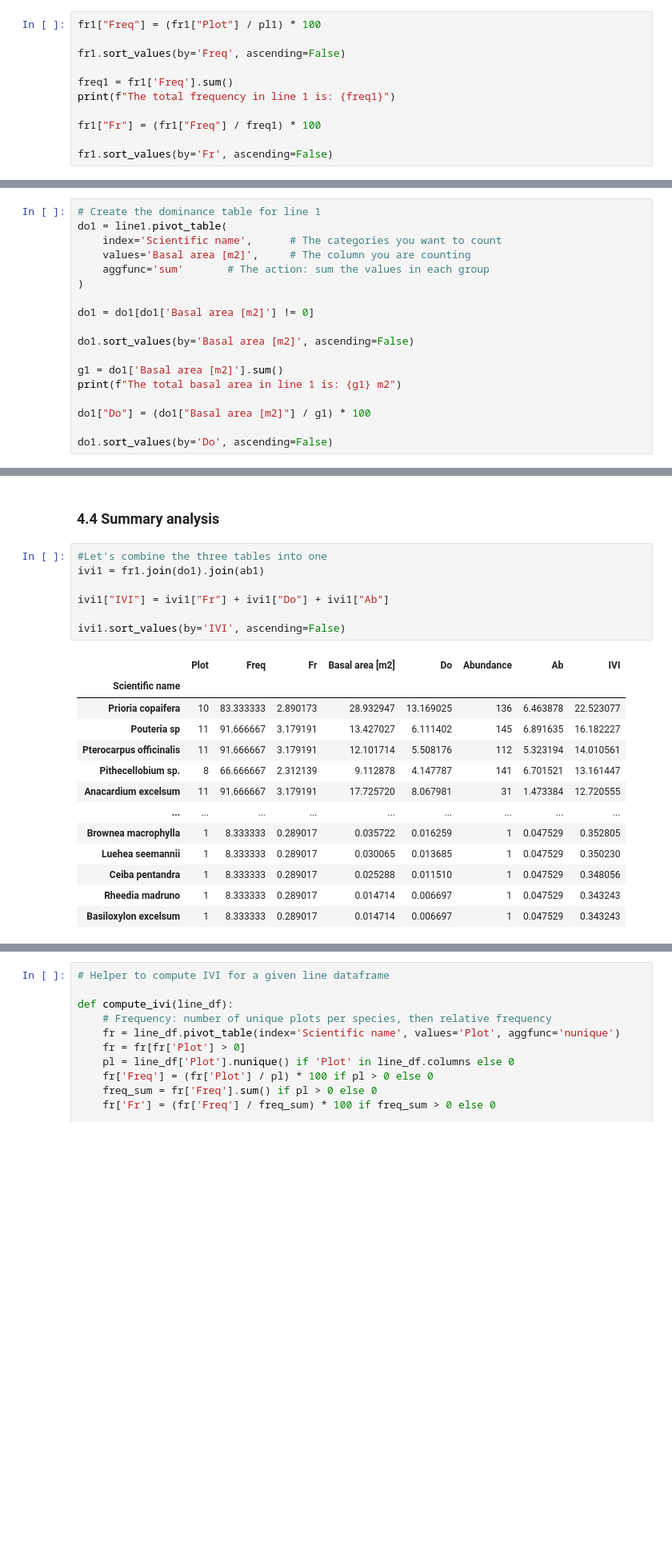
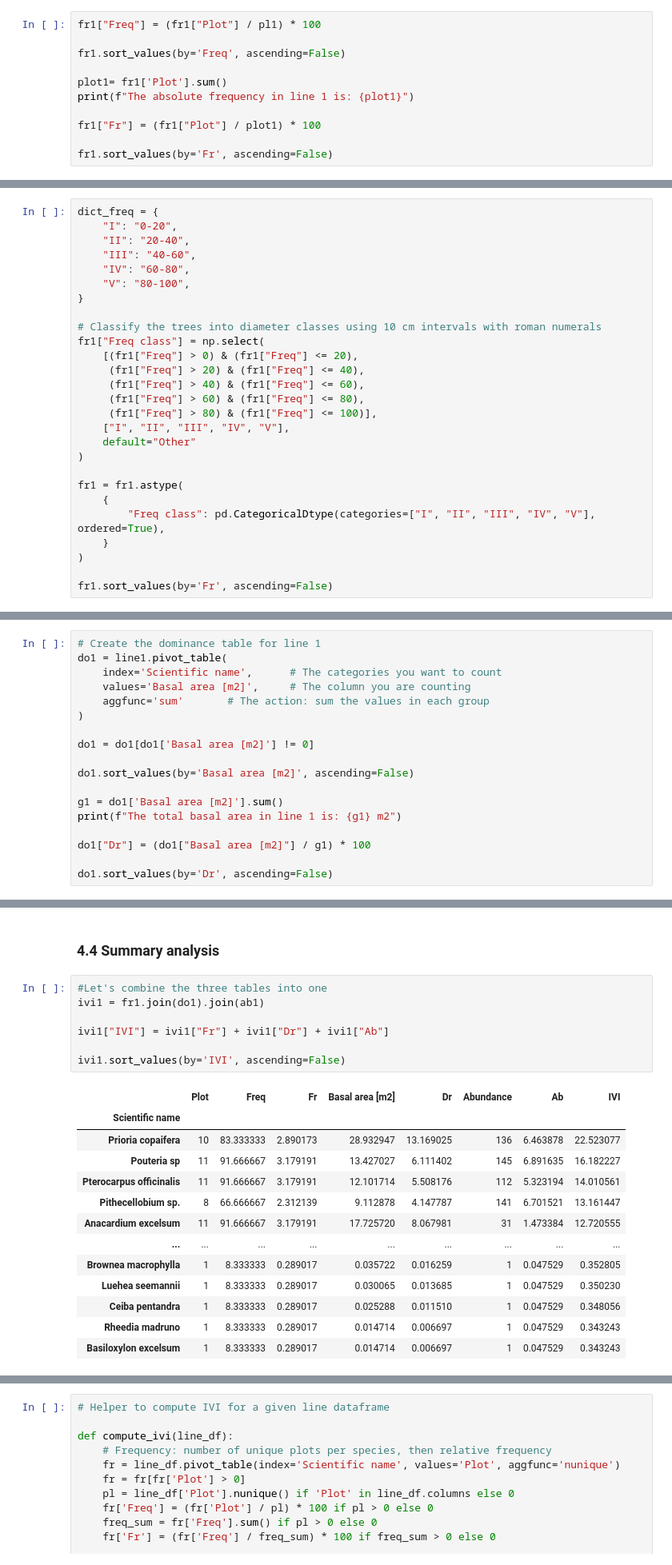
Before and after one commit to miguelif92/IVI-ForstEcol, a Jupyter notebook: notebook/1_ivi.ipynb, the cells around one changed output, grey strips where cells are left out. Shown at 80% size. Drawn from its saved outputs; the diff is of its cells as text; blank space fills up the shorter version.

Commit message:
Update IVI notebooks and include Raunkiaer frequency analysis

```diff
--- a/notebook/1_ivi.ipynb
+++ b/notebook/1_ivi.ipynb
@@ -65,10 +87,10 @@ fr1["Freq"] = (fr1["Plot"] / pl1) * 100
 
 fr1.sort_values(by='Freq', ascending=False)
 
-freq1 = fr1['Freq'].sum()
-print(f"The total frequency in line 1 is: {freq1}")
+plot1= fr1['Plot'].sum()
+print(f"The absolute frequency in line 1 is: {plot1}")
 
-fr1["Fr"] = (fr1["Freq"] / freq1) * 100
+fr1["Fr"] = (fr1["Plot"] / plot1) * 100
 
 fr1.sort_values(by='Fr', ascending=False)
 # %% [output]
@@ -89,0 +122,27 @@ The total frequency in line 1 is: 2883.333333333333
+# %%
+dict_freq = {
+    "I": "0-20",
+    "II": "20-40",
+    "III": "40-60",
+    "IV": "60-80",
+    "V": "80-100",
+}
+
+# Classify the trees into diameter classes using 10 cm intervals with roman numerals
+fr1["Freq class"] = np.select(
+    [(fr1["Freq"] > 0) & (fr1["Freq"] <= 20),
+     (fr1["Freq"] > 20) & (fr1["Freq"] <= 40),
+     (fr1["Freq"] > 40) & (fr1["Freq"] <= 60),
+     (fr1["Freq"] > 60) & (fr1["Freq"] <= 80),
+     (fr1["Freq"] > 80) & (fr1["Freq"] <= 100)],
+    ["I", "II", "III", "IV", "V"],
+    default="Other"
+)
+
+fr1 = fr1.astype(
+    {
+        "Freq class": pd.CategoricalDtype(categories=["I", "II", "III", "IV", "V"], ordered=True),
+    }
+)
+
+fr1.sort_values(by='Fr', ascending=False)
@@ -104,8 +203,8 @@ do1.sort_values(by='Basal area [m2]', ascending=False)
 g1 = do1['Basal area [m2]'].sum()
 print(f"The total basal area in line 1 is: {g1} m2")
 
-do1["Do"] = (do1["Basal area [m2]"] / g1) * 100
+do1["Dr"] = (do1["Basal area [m2]"] / g1) * 100
 
-do1.sort_values(by='Do', ascending=False)
+do1.sort_values(by='Dr', ascending=False)
 # %% [output]
 The total basal area in line 1 is: 219.7045474648995 m2
@@ -161,12 +262,12 @@ The total sum is: 2104
 # %%
 #Let's combine the three tables into one
 ivi1 = fr1.join(do1).join(ab1)
 
-ivi1["IVI"] = ivi1["Fr"] + ivi1["Do"] + ivi1["Ab"]
+ivi1["IVI"] = ivi1["Fr"] + ivi1["Dr"] + ivi1["Ab"]
 
 ivi1.sort_values(by='IVI', ascending=False)
 # %% [output]
-|  | Plot | Freq | Fr | Basal area [m2] | Do | Abundance | Ab | IVI |
+|  | Plot | Freq | Fr | Basal area [m2] | Dr | Abundance | Ab | IVI |
 | Scientific name |  |  |  |  |  |  |  |  |
 | Prioria copaifera | 10 | 83.333333 | 2.890173 | 28.932947 | 13.169025 | 136 | 6.463878 | 22.523077 |
 | Pouteria sp | 11 | 91.666667 | 3.179191 | 13.427027 | 6.111402 | 145 | 6.891635 | 16.182227 |
```
Also changed, not shown: parts of 22 cells of this notebook, 2 other files.
